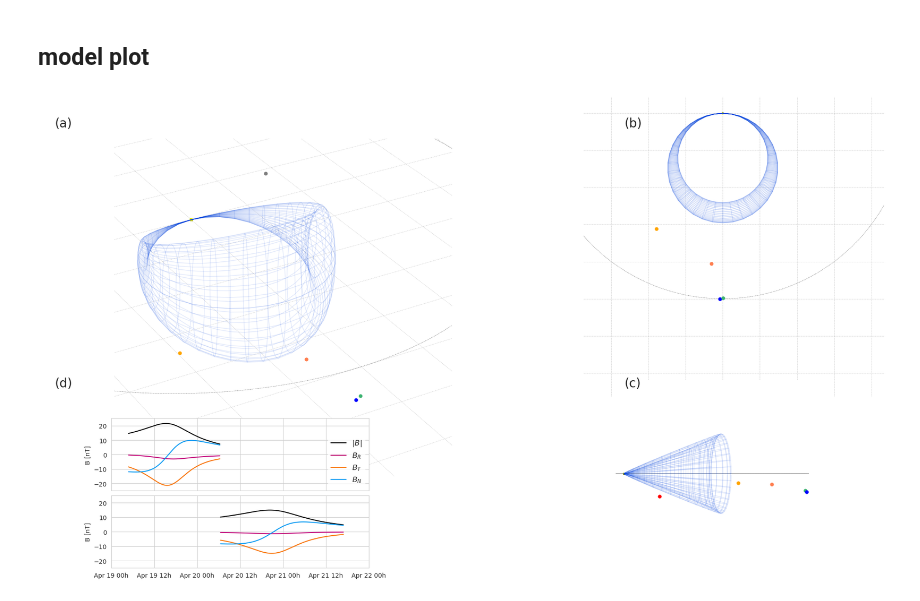
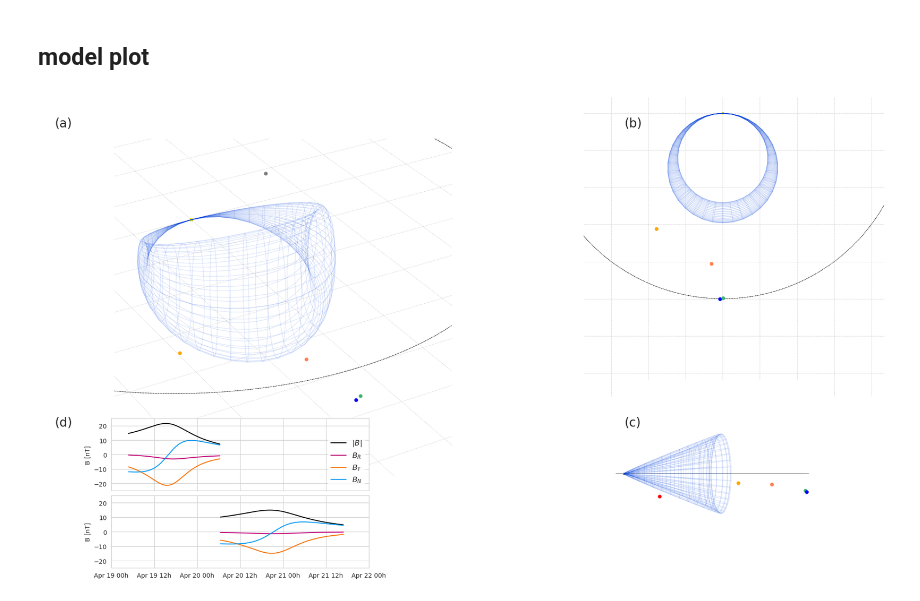
Before and after one commit to cmoestl/solar_orbiter, a Jupyter notebook: event_visuals.ipynb, the cells around one changed output. Saved outputs shown, nothing was run; the diff lists cells and outputs as text; code cells hidden in the pictures.

```diff
--- a/event_visuals.ipynb
+++ b/event_visuals.ipynb
@@ -364,6 +364,15 @@ def plot_configure2(ax, **kwargs):
     #draw sun
     ls = LightSource(azdeg=140, altdeg=40)
     ax.plot_surface(x, y, z, rstride=1, cstride=1, color='yellow',lightsource=ls, linewidth=0, antialiased=False,zorder=5)
+
+    #1 AU circle
+    p=np.arange(0,2*np.pi,0.01)
+    r1=1.0
+    ax.plot(r1*np.sin(p),r1*np.cos(p),0,lw=0.5,color='black', alpha=0.5,linestyle='--',zorder=0 )
+    ax.plot(r1*np.sin(p),r1*np.cos(p),0,lw=0.5,color='black', alpha=0.5,linestyle='--',zorder=0 )
+    ax.plot(r1*np.sin(p),r1*np.cos(p),0,lw=0.5,color='black', alpha=0.5,linestyle='--',zorder=0 )
+
+
 
     ax.set_axis_off()
 
@@ -506,33 +515,36 @@ ax5.xaxis.set_major_formatter(matplotlib.dates.DateFormatter('%b %d %Hh'))
 #ax4.xaxis.set_minor_locator(matplotlib.ticker.MultipleLocator(1))
 #ax4.yaxis.set_major_locator(matplotlib.ticker.MultipleLocator(500))
 #ax4.set_xlim(0,30)
 #ax4.grid(True)
 
 
 
 
 #write hours since launch time
 #plt.annotate('$t_{launch}$ +',[0.45,0.15],ha='center',xycoords='figure fraction',fontsize=20)
 #plt.annotate(str(frametime),[0.5,0.15],ha='center',xycoords='figure fraction',fontsize=20)
 #plt.annotate('hours',[0.54,0.15],ha='center',xycoords='figure fraction',fontsize=20)
 
 
 #1 AU circle
 p=np.arange(0,2*np.pi,0.01)
 r1=1.0
 ax1.plot(r1*np.sin(p),r1*np.cos(p),0,lw=0.5,color='black', alpha=0.5,linestyle='--',zorder=0 )
 ax2.plot(r1*np.sin(p),r1*np.cos(p),0,lw=0.5,color='black', alpha=0.5,linestyle='--',zorder=0 )
 ax3.plot(r1*np.sin(p),r1*np.cos(p),0,lw=0.5,color='black', alpha=0.5,linestyle='--',zorder=0 )
 
 
 
 #panel labels
 plt.annotate('(a)',[0.02,0.93],xycoords='figure fraction',fontsize=20)
 plt.annotate('(b)',[0.69,0.93],xycoords='figure fraction',fontsize=20)
-plt.annotate('(c)',[0.69,0.40],xycoords='figure fraction',fontsize=20)
-plt.annotate('(d)',[0.02,0.40],xycoords='figure fraction',fontsize=20)
+plt.annotate('(c)',[0.69,0.32],xycoords='figure fraction',fontsize=20)
+plt.annotate('(d)',[0.02,0.32],xycoords='figure fraction',fontsize=20)
+
+
+#plt.annotate(parse_time(t_launch).iso[0:16],[0.55,0.35],ha='center',xycoords='figure fraction',fontsize=20)
 
 #plt.savefig('results/plots/visual_solo1.pdf',bbox_inches='tight')
 plt.savefig('results/plots/visual_solo1.png', dpi=100)#,bbox_inches='tight')
 # %% [output]
-[figure, old version]
+[figure, new version]
```
Also changed, not shown: parts of 5 cells of this notebook.
